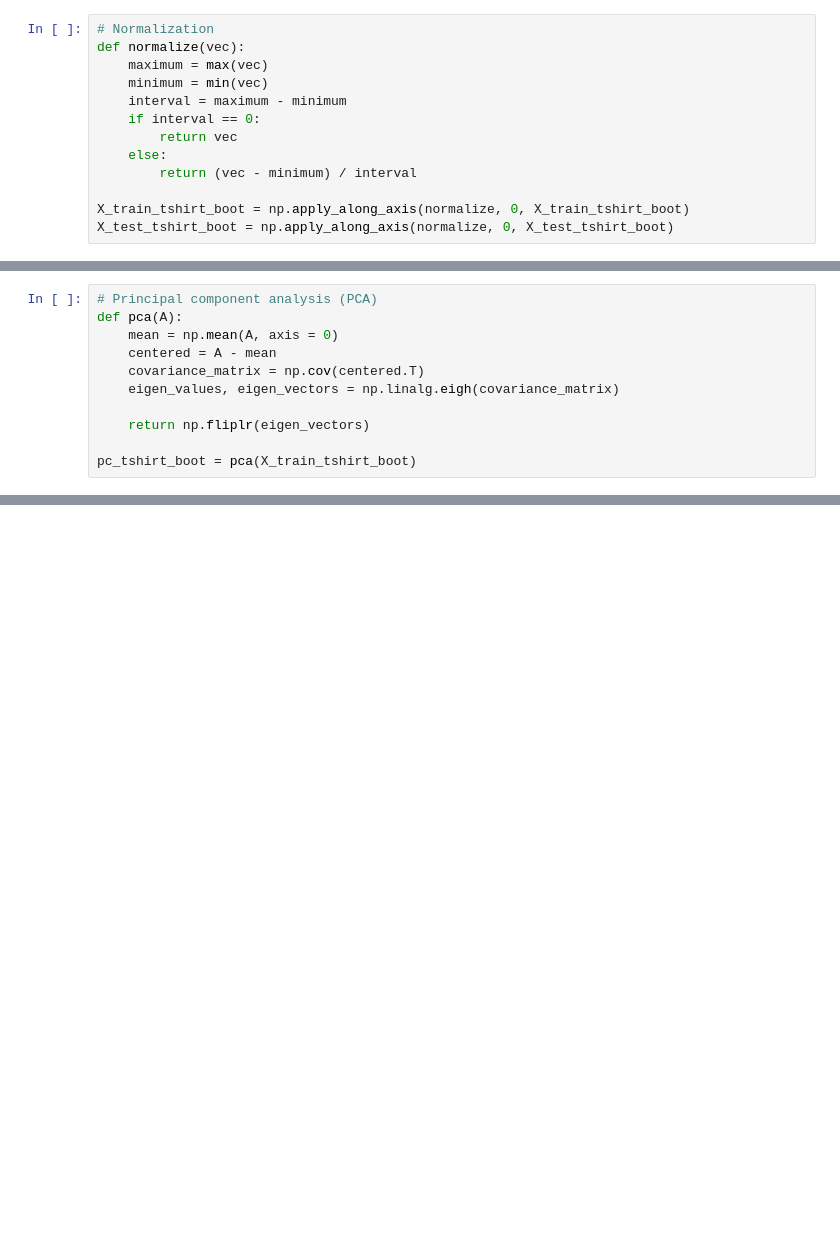
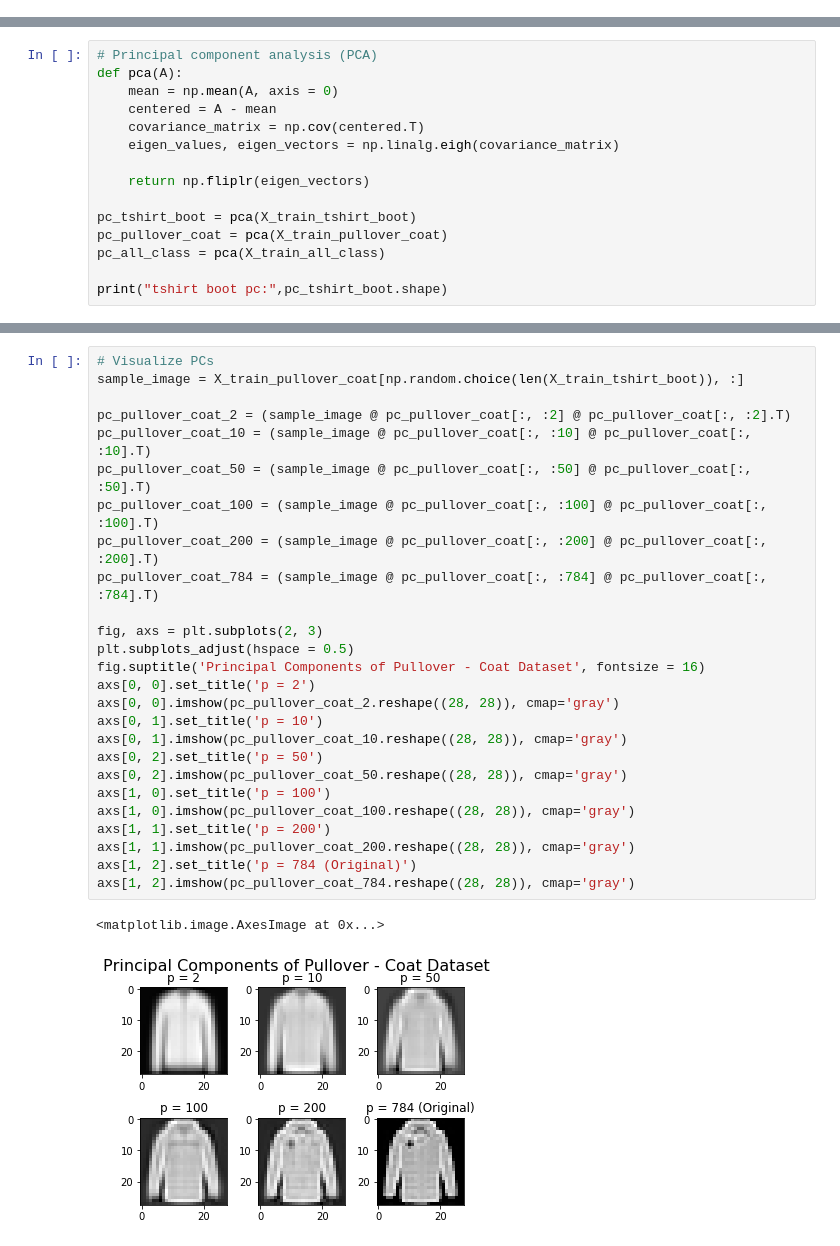
Before and after one commit to Zihaokong/DeepLearning, a Jupyter notebook: PA1/Programming Assignment 1.ipynb, the cells around one changed output, grey strips where cells are left out. Saved outputs shown, nothing was run; the diff lists cells and outputs as text; blank space fills up the shorter version.

```diff
--- a/PA1/Programming Assignment 1.ipynb
+++ b/PA1/Programming Assignment 1.ipynb
@@ -25,13 +65,0 @@ y_test_tshirt_boot = y_test_tshirt_boot[shuffled_indices].reshape(-1, 1)
-# %%
-# Normalization
-def normalize(vec):
-    maximum = max(vec)
-    minimum = min(vec)
-    interval = maximum - minimum
-    if interval == 0:
-        return vec
-    else:
-        return (vec - minimum) / interval
-
-X_train_tshirt_boot = np.apply_along_axis(normalize, 0, X_train_tshirt_boot)
-X_test_tshirt_boot = np.apply_along_axis(normalize, 0, X_test_tshirt_boot)
@@ -46,3 +115,7 @@ def pca(A):
     return np.fliplr(eigen_vectors)
 
 pc_tshirt_boot = pca(X_train_tshirt_boot)
+pc_pullover_coat = pca(X_train_pullover_coat)
+pc_all_class = pca(X_train_all_class)
+
+print("tshirt boot pc:",pc_tshirt_boot.shape)
@@ -77,0 +153,29 @@ axs[1, 2].imshow(pc_tshirt_boot_784.reshape((28, 28)), cmap='gray')
+# %%
+# Visualize PCs
+sample_image = X_train_pullover_coat[np.random.choice(len(X_train_tshirt_boot)), :]
+
+pc_pullover_coat_2 = (sample_image @ pc_pullover_coat[:, :2] @ pc_pullover_coat[:, :2].T)
+pc_pullover_coat_10 = (sample_image @ pc_pullover_coat[:, :10] @ pc_pullover_coat[:, :10].T)
+pc_pullover_coat_50 = (sample_image @ pc_pullover_coat[:, :50] @ pc_pullover_coat[:, :50].T)
+pc_pullover_coat_100 = (sample_image @ pc_pullover_coat[:, :100] @ pc_pullover_coat[:, :100].T)
+pc_pullover_coat_200 = (sample_image @ pc_pullover_coat[:, :200] @ pc_pullover_coat[:, :200].T)
+pc_pullover_coat_784 = (sample_image @ pc_pullover_coat[:, :784] @ pc_pullover_coat[:, :784].T)
+
+fig, axs = plt.subplots(2, 3)
+plt.subplots_adjust(hspace = 0.5)
+fig.suptitle('Principal Components of Pullover - Coat Dataset', fontsize = 16)
+axs[0, 0].set_title('p = 2')
+axs[0, 0].imshow(pc_pullover_coat_2.reshape((28, 28)), cmap='gray')
+axs[0, 1].set_title('p = 10')
+axs[0, 1].imshow(pc_pullover_coat_10.reshape((28, 28)), cmap='gray')
+axs[0, 2].set_title('p = 50')
+axs[0, 2].imshow(pc_pullover_coat_50.reshape((28, 28)), cmap='gray')
+axs[1, 0].set_title('p = 100')
+axs[1, 0].imshow(pc_pullover_coat_100.reshape((28, 28)), cmap='gray')
+axs[1, 1].set_title('p = 200')
+axs[1, 1].imshow(pc_pullover_coat_200.reshape((28, 28)), cmap='gray')
+axs[1, 2].set_title('p = 784 (Original)')
+axs[1, 2].imshow(pc_pullover_coat_784.reshape((28, 28)), cmap='gray')
+# %% [output]
+<matplotlib.image.AxesImage at 0x...>
+[figure, added]
```
Also changed, not shown: parts of 10 cells of this notebook, 1 other file.
